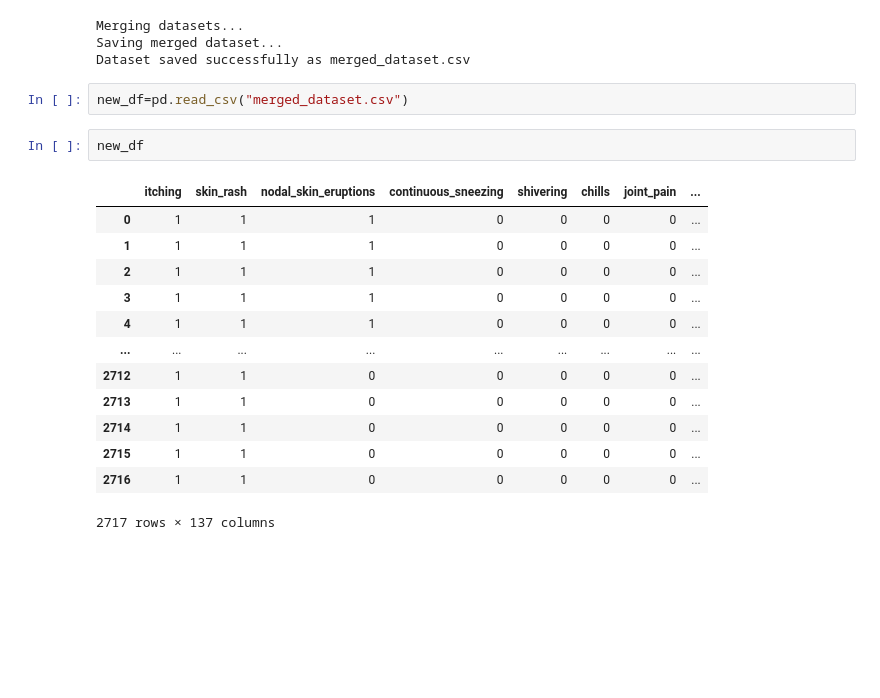
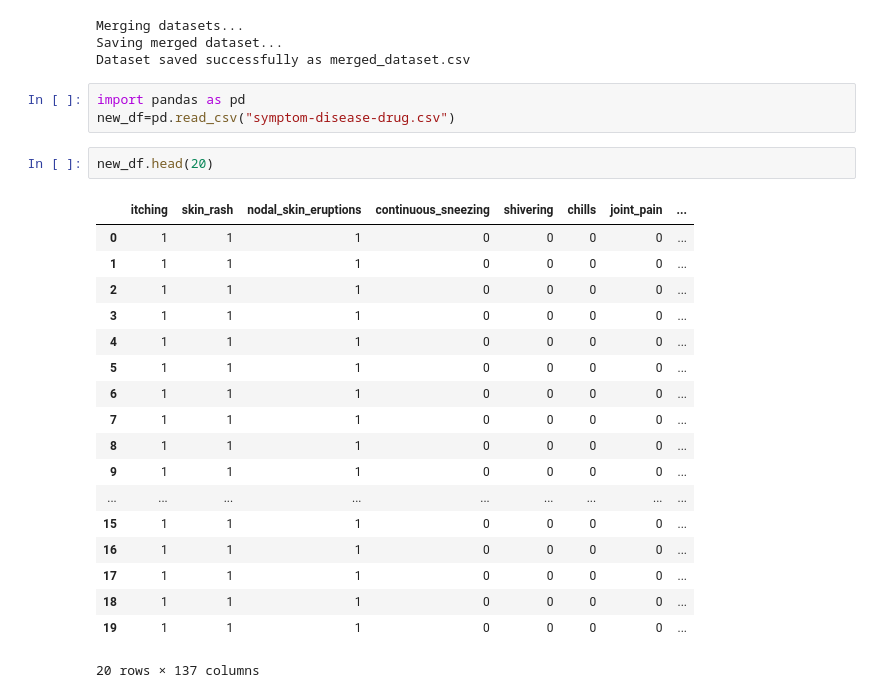
Before and after one commit to AnnNaserNabil/Ai-Powered-Disease-Prediction, a Jupyter notebook: Untitled1.ipynb, the cells around one changed output. Drawn from its saved outputs; the diff is of its cells as text; blank space fills up the shorter version.

```diff
--- a/Untitled1.ipynb
+++ b/Untitled1.ipynb
@@ -102,20 +107,26 @@ Merging datasets...
 Saving merged dataset...
 Dataset saved successfully as merged_dataset.csv
 # %%
-new_df=pd.read_csv("merged_dataset.csv")
+import pandas as pd
+new_df=pd.read_csv("symptom-disease-drug.csv")
 # %%
-new_df
+new_df.head(20)
 # %% [output]
 |  | itching | skin_rash | nodal_skin_eruptions | continuous_sneezing | shivering | chills | joint_pain | ... |
 | 0 | 1 | 1 | 1 | 0 | 0 | 0 | 0 | ... |
 | 1 | 1 | 1 | 1 | 0 | 0 | 0 | 0 | ... |
 | 2 | 1 | 1 | 1 | 0 | 0 | 0 | 0 | ... |
 | 3 | 1 | 1 | 1 | 0 | 0 | 0 | 0 | ... |
 | 4 | 1 | 1 | 1 | 0 | 0 | 0 | 0 | ... |
+| 5 | 1 | 1 | 1 | 0 | 0 | 0 | 0 | ... |
+| 6 | 1 | 1 | 1 | 0 | 0 | 0 | 0 | ... |
+| 7 | 1 | 1 | 1 | 0 | 0 | 0 | 0 | ... |
+| 8 | 1 | 1 | 1 | 0 | 0 | 0 | 0 | ... |
+| 9 | 1 | 1 | 1 | 0 | 0 | 0 | 0 | ... |
 | ... | ... | ... | ... | ... | ... | ... | ... | ... |
-| 2712 | 1 | 1 | 0 | 0 | 0 | 0 | 0 | ... |
-| 2713 | 1 | 1 | 0 | 0 | 0 | 0 | 0 | ... |
-| 2714 | 1 | 1 | 0 | 0 | 0 | 0 | 0 | ... |
-| 2715 | 1 | 1 | 0 | 0 | 0 | 0 | 0 | ... |
-| 2716 | 1 | 1 | 0 | 0 | 0 | 0 | 0 | ... |
+| 15 | 1 | 1 | 1 | 0 | 0 | 0 | 0 | ... |
+| 16 | 1 | 1 | 1 | 0 | 0 | 0 | 0 | ... |
+| 17 | 1 | 1 | 1 | 0 | 0 | 0 | 0 | ... |
+| 18 | 1 | 1 | 1 | 0 | 0 | 0 | 0 | ... |
+| 19 | 1 | 1 | 1 | 0 | 0 | 0 | 0 | ... |
-2717 rows × 137 columns
+20 rows × 137 columns
```
Also changed, not shown: parts of 2 cells of this notebook, 2 other files.
